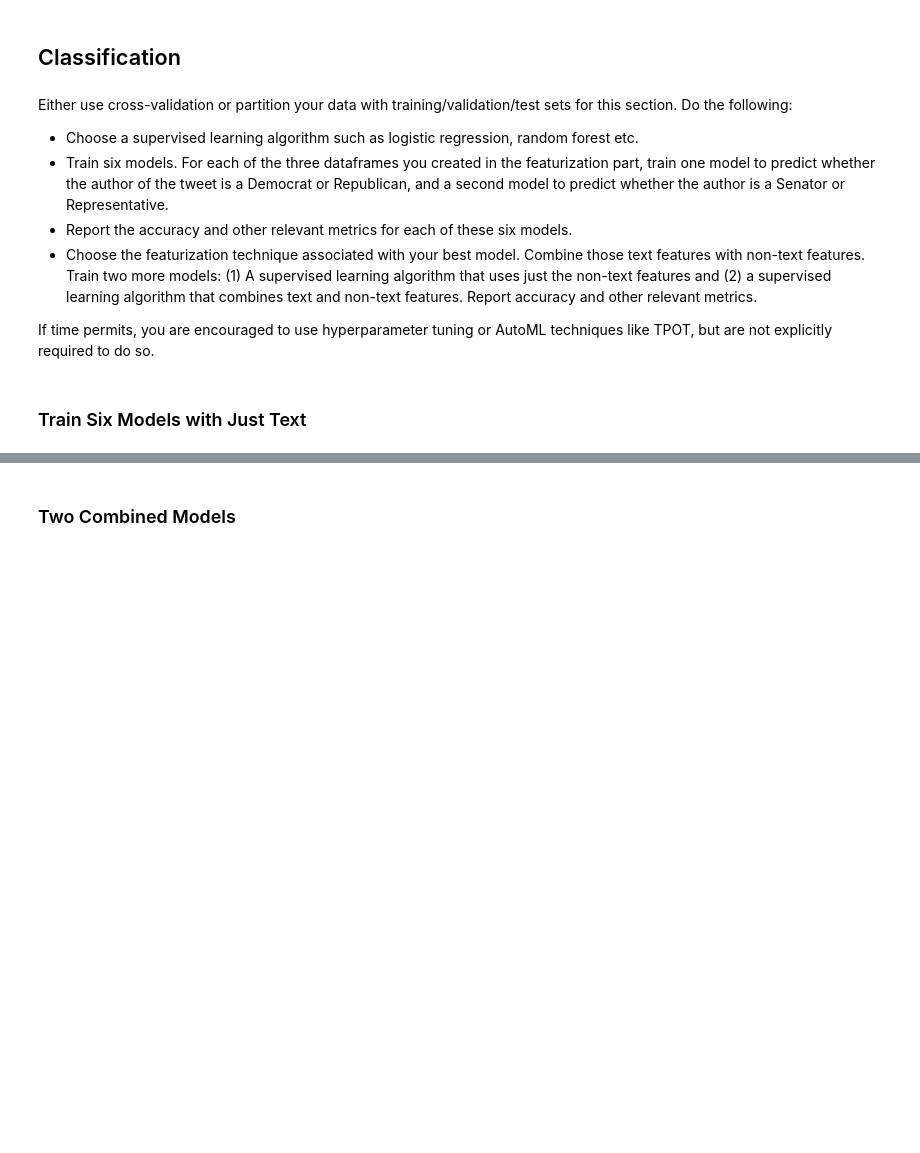
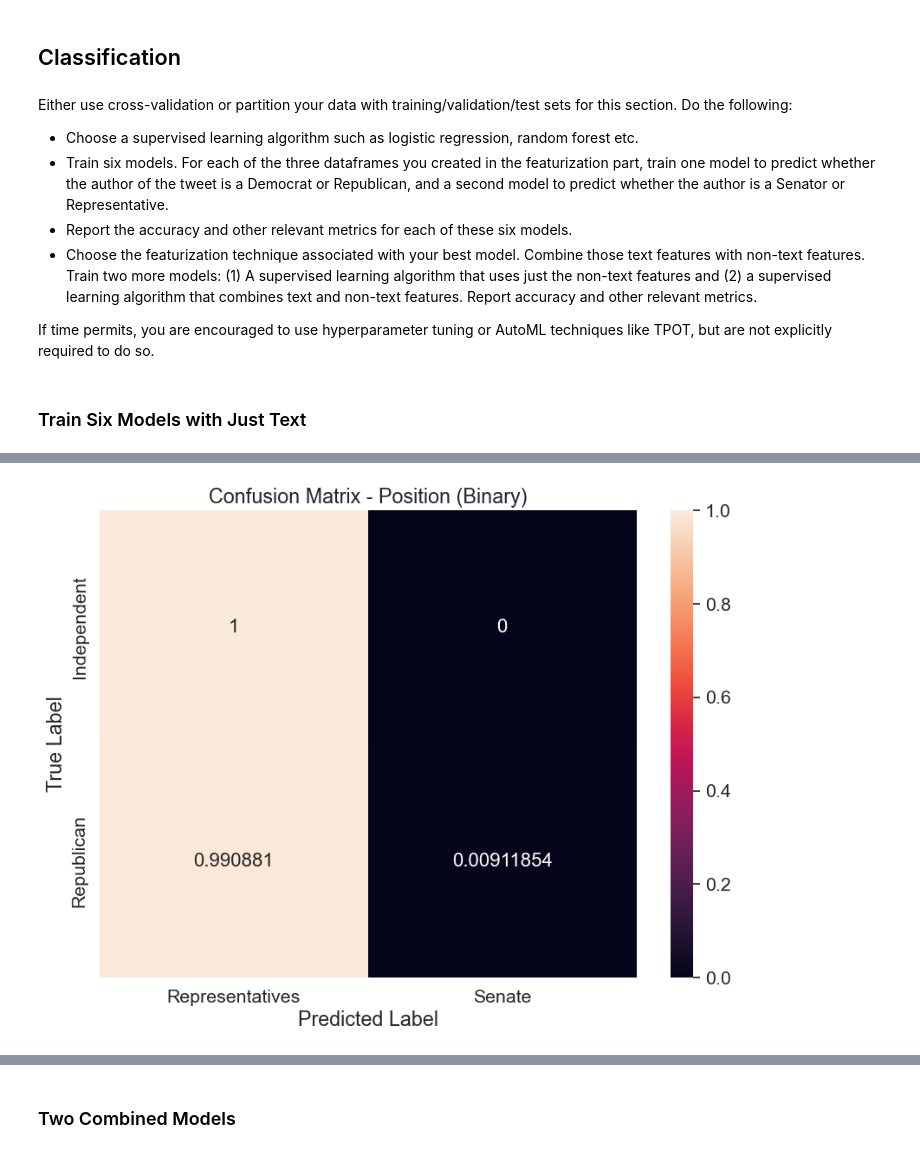
Before and after one commit to neenzworld/Computational-Social-Science-Projects, a Jupyter notebook: Project 5/Neena - Project 5 -checkpoint.ipynb, the cells around one changed output, grey strips where cells are left out. Cells and saved outputs as stored; diff of their text form; code cells hidden in the pictures; blank space fills up the shorter version.

Commit message:
updated project 5

```diff
--- a/Project 5/Neena - Project 5 .ipynb
+++ b/Project 5/Neena - Project 5 -checkpoint.ipynb
@@ -40,7 +40,7 @@ import matplotlib.pyplot as plt
 import seaborn as sns
 %matplotlib inline
 # %%
-congress_tweets = pd.read_csv("data/116th Congressional Tweets and Demographics.csv")
+congress_tweets = pd.read_csv(r"C:\Users\albar\Box\UC Berkeley\Coursework\year 2\sem 2\CSS\Project 5\Project 5\116th Congressional Tweets and Demographics-Copy1.csv")
 # %%
 # Set a random seed for reproducibility
 random_seed = 2610
@@ -346,0 +343,4 @@ In the next section, you will experiment with each of these featurization techni
+# %%
+# Engineered Features
+# Feature Engineering - Word Counts
+congress_tweets_sample['word_count'] = congress_tweets_sample['tokens'].apply(len)
@@ -399,4 +568,6 @@ matrix.todense()
 def document_vector(word2vec_model, doc):
     doc = [word for word in doc if word in model.vocab]
     return np.mean(model[doc], axis=0)
+# %%
+model = gensim.models.KeyedVectors.load_word2vec_format('C:/Users/albar/Box/UC Berkeley/Coursework/year 2/sem 2/CSS/Project 5/Project 5/GoogleNews-vectors-negative300.bin.gz', binary=True)
 # %%
@@ -438,0 +675,12 @@ If time permits, you are encouraged to use hyperparameter tuning or AutoML techn
+# %%
+# Use pandas get_dummies to perform one-hot encoding
+one_hot_encoded = pd.get_dummies(congress_tweets_sample['party'], prefix='party')
+
+# Check the shape
+print("Shape of one_hot_encoded:", one_hot_encoded.shape)
+
+# Concatenate the one-hot encoded columns to the DataFrame
+congress_tweets_sample = pd.concat([congress_tweets_sample, one_hot_encoded], axis=1)
+
+# Display the resulting DataFrame
+print(congress_tweets_sample)
@@ -438,0 +705,49 @@ If time permits, you are encouraged to use hyperparameter tuning or AutoML techn
+# %%
+import pandas as pd
+import seaborn as sns
+from sklearn.model_selection import train_test_split
+from sklearn.linear_model import LogisticRegression
+from sklearn.metrics import confusion_matrix
+import matplotlib.pyplot as plt
+
+# Use one-hot encoded columns for 'party'
+features = congress_tweets_sample[['party_Independent', 'party_Republican', 'party_Democrat']]
+target_position = congress_tweets_sample['position_binary']
+
+# Split the data into training and test sets
+X_train, X_test, y_train_position, y_test_position = train_test_split(
+    features, target_position, test_size=0.2, random_state=42
+)
+
+# Create a logistic regression model
+logit_reg = LogisticRegression()
+
+# Fit the model
+logit_model = logit_reg.fit(X_train, y_train_position)
+
+# Predictions
+y_pred_position = logit_model.predict(X_test)
+
+# Create a confusion matrix
+cf_matrix_position = confusion_matrix(y_test_position, y_pred_position, normalize="true")
+
+# Create a DataFrame for the confusion matrix
+df_cm_position = pd.DataFrame(cf_matrix_position, range(len(cf_matrix_position)), range(len(cf_matrix_position)))
+
+# Rename the columns and rows
+df_cm_position = df_cm_position.rename(index={0: "Independent", 1: "Republican", 2: "Democrat"},
+                                       columns={0: "Representatives", 1: "Senate"})
+
+# Plot the confusion matrix
+plt.figure(figsize=(10, 7))
+sns.set(font_scale=1.4)
+sns.heatmap(df_cm_position,
+            annot=True,
+            annot_kws={"size": 16},
+            fmt='g')
+plt.title("Confusion Matrix - Position (Binary)")
+plt.xlabel("Predicted Label")
+plt.ylabel("True Label")
+plt.show()
+# %% [output]
+[figure, added]
```
Also changed, not shown: parts of 38 cells of this notebook.
